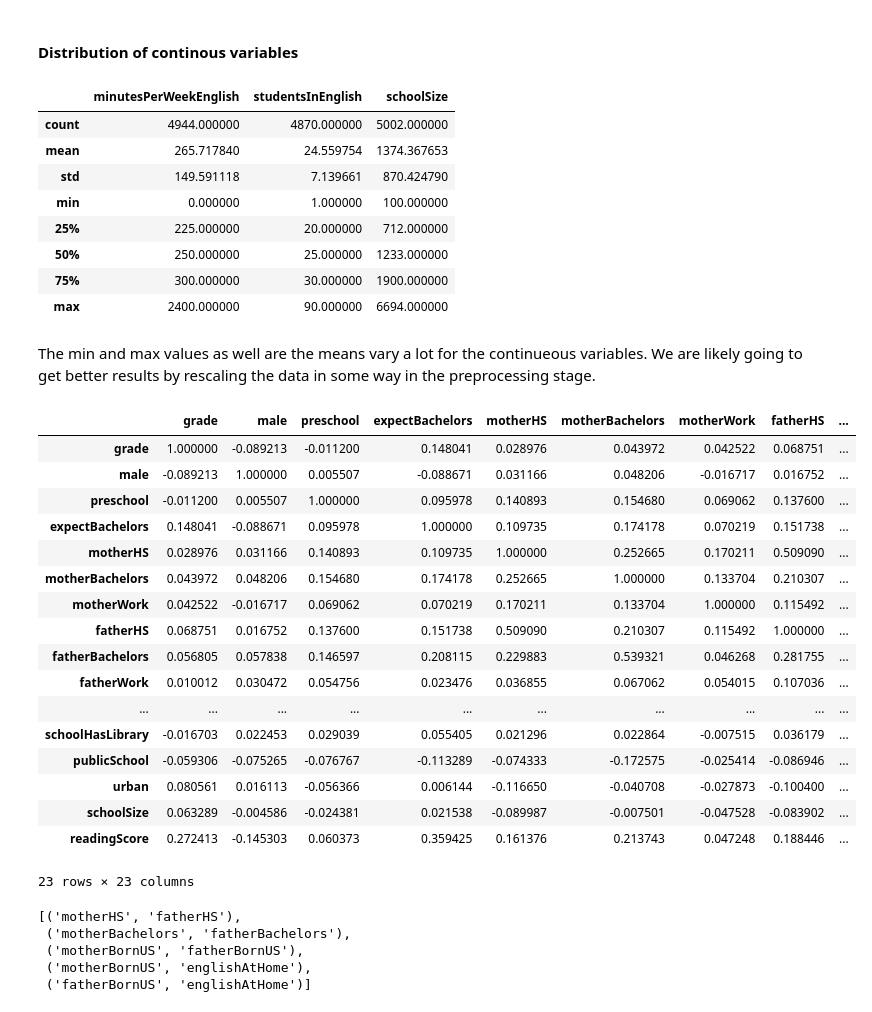
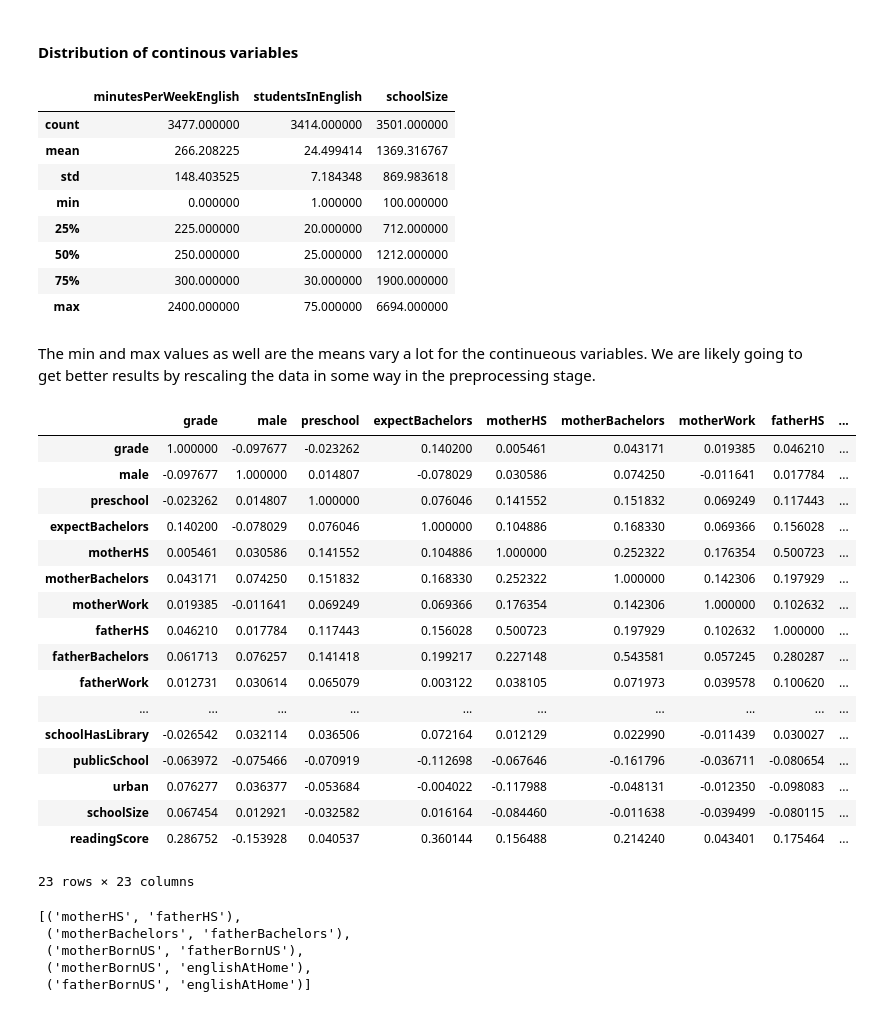
Before and after one commit to shintotm/TestScorePrediction, a Jupyter notebook: PISA Reading Test Score Prediction.ipynb, the cells around one changed output. Saved outputs shown, nothing was run; the diff lists cells and outputs as text; code cells hidden in the pictures.

```diff
--- a/PISA Reading Test Score Prediction.ipynb
+++ b/PISA Reading Test Score Prediction.ipynb
@@ -151,41 +151,41 @@ binaryFeatures = ['male',  'preschool', 'expectBachelors',
 #### Distribution of continous variables
 # %%
 
-allData[contFeatures].describe()
+pisaTrain[contFeatures].describe()
 # %% [output]
 |  | minutesPerWeekEnglish | studentsInEnglish | schoolSize |
-| count | 4944.000000 | 4870.000000 | 5002.000000 |
-| mean | 265.717840 | 24.559754 | 1374.367653 |
-| std | 149.591118 | 7.139661 | 870.424790 |
+| count | 3477.000000 | 3414.000000 | 3501.000000 |
+| mean | 266.208225 | 24.499414 | 1369.316767 |
+| std | 148.403525 | 7.184348 | 869.983618 |
 | min | 0.000000 | 1.000000 | 100.000000 |
 | 25% | 225.000000 | 20.000000 | 712.000000 |
-| 50% | 250.000000 | 25.000000 | 1233.000000 |
+| 50% | 250.000000 | 25.000000 | 1212.000000 |
 | 75% | 300.000000 | 30.000000 | 1900.000000 |
-| max | 2400.000000 | 90.000000 | 6694.000000 |
+| max | 2400.000000 | 75.000000 | 6694.000000 |
 # %% [markdown]
 The min and max values as well are the means vary a lot for the continueous variables. We are likely going to get better results by rescaling the data in some way in the preprocessing stage.
 # %%
 # correlation
-corDf = allData.corr(method='pearson')
+corDf = pisaTrain.corr(method='pearson')
 corDf
 # %% [output]
 |  | grade | male | preschool | expectBachelors | motherHS | motherBachelors | motherWork | fatherHS | ... |
-| grade | 1.000000 | -0.089213 | -0.011200 | 0.148041 | 0.028976 | 0.043972 | 0.042522 | 0.068751 | ... |
-| male | -0.089213 | 1.000000 | 0.005507 | -0.088671 | 0.031166 | 0.048206 | -0.016717 | 0.016752 | ... |
-| preschool | -0.011200 | 0.005507 | 1.000000 | 0.095978 | 0.140893 | 0.154680 | 0.069062 | 0.137600 | ... |
-| expectBachelors | 0.148041 | -0.088671 | 0.095978 | 1.000000 | 0.109735 | 0.174178 | 0.070219 | 0.151738 | ... |
-| motherHS | 0.028976 | 0.031166 | 0.140893 | 0.109735 | 1.000000 | 0.252665 | 0.170211 | 0.509090 | ... |
-| motherBachelors | 0.043972 | 0.048206 | 0.154680 | 0.174178 | 0.252665 | 1.000000 | 0.133704 | 0.210307 | ... |
-| motherWork | 0.042522 | -0.016717 | 0.069062 | 0.070219 | 0.170211 | 0.133704 | 1.000000 | 0.115492 | ... |
-| fatherHS | 0.068751 | 0.016752 | 0.137600 | 0.151738 | 0.509090 | 0.210307 | 0.115492 | 1.000000 | ... |
-| fatherBachelors | 0.056805 | 0.057838 | 0.146597 | 0.208115 | 0.229883 | 0.539321 | 0.046268 | 0.281755 | ... |
-| fatherWork | 0.010012 | 0.030472 | 0.054756 | 0.023476 | 0.036855 | 0.067062 | 0.054015 | 0.107036 | ... |
+| grade | 1.000000 | -0.097677 | -0.023262 | 0.140200 | 0.005461 | 0.043171 | 0.019385 | 0.046210 | ... |
+| male | -0.097677 | 1.000000 | 0.014807 | -0.078029 | 0.030586 | 0.074250 | -0.011641 | 0.017784 | ... |
+| preschool | -0.023262 | 0.014807 | 1.000000 | 0.076046 | 0.141552 | 0.151832 | 0.069249 | 0.117443 | ... |
+| expectBachelors | 0.140200 | -0.078029 | 0.076046 | 1.000000 | 0.104886 | 0.168330 | 0.069366 | 0.156028 | ... |
+| motherHS | 0.005461 | 0.030586 | 0.141552 | 0.104886 | 1.000000 | 0.252322 | 0.176354 | 0.500723 | ... |
+| motherBachelors | 0.043171 | 0.074250 | 0.151832 | 0.168330 | 0.252322 | 1.000000 | 0.142306 | 0.197929 | ... |
+| motherWork | 0.019385 | -0.011641 | 0.069249 | 0.069366 | 0.176354 | 0.142306 | 1.000000 | 0.102632 | ... |
+| fatherHS | 0.046210 | 0.017784 | 0.117443 | 0.156028 | 0.500723 | 0.197929 | 0.102632 | 1.000000 | ... |
+| fatherBachelors | 0.061713 | 0.076257 | 0.141418 | 0.199217 | 0.227148 | 0.543581 | 0.057245 | 0.280287 | ... |
+| fatherWork | 0.012731 | 0.030614 | 0.065079 | 0.003122 | 0.038105 | 0.071973 | 0.039578 | 0.100620 | ... |
 | ... | ... | ... | ... | ... | ... | ... | ... | ... | ... |
-| schoolHasLibrary | -0.016703 | 0.022453 | 0.029039 | 0.055405 | 0.021296 | 0.022864 | -0.007515 | 0.036179 | ... |
-| publicSchool | -0.059306 | -0.075265 | -0.076767 | -0.113289 | -0.074333 | -0.172575 | -0.025414 | -0.086946 | ... |
-| urban | 0.080561 | 0.016113 | -0.056366 | 0.006144 | -0.116650 | -0.040708 | -0.027873 | -0.100400 | ... |
-| schoolSize | 0.063289 | -0.004586 | -0.024381 | 0.021538 | -0.089987 | -0.007501 | -0.047528 | -0.083902 | ... |
-| readingScore | 0.272413 | -0.145303 | 0.060373 | 0.359425 | 0.161376 | 0.213743 | 0.047248 | 0.188446 | ... |
+| schoolHasLibrary | -0.026542 | 0.032114 | 0.036506 | 0.072164 | 0.012129 | 0.022990 | -0.011439 | 0.030027 | ... |
+| publicSchool | -0.063972 | -0.075466 | -0.070919 | -0.112698 | -0.067646 | -0.161796 | -0.036711 | -0.080654 | ... |
+| urban | 0.076277 | 0.036377 | -0.053684 | -0.004022 | -0.117988 | -0.048131 | -0.012350 | -0.098083 | ... |
+| schoolSize | 0.067454 | 0.012921 | -0.032582 | 0.016164 | -0.084460 | -0.011638 | -0.039499 | -0.080115 | ... |
+| readingScore | 0.286752 | -0.153928 | 0.040537 | 0.360144 | 0.156488 | 0.214240 | 0.043401 | 0.175464 | ... |
 23 rows × 23 columns
 # %%
 indices = np.where(corDf > 0.5)
```
Also changed, not shown: parts of 37 cells of this notebook.
